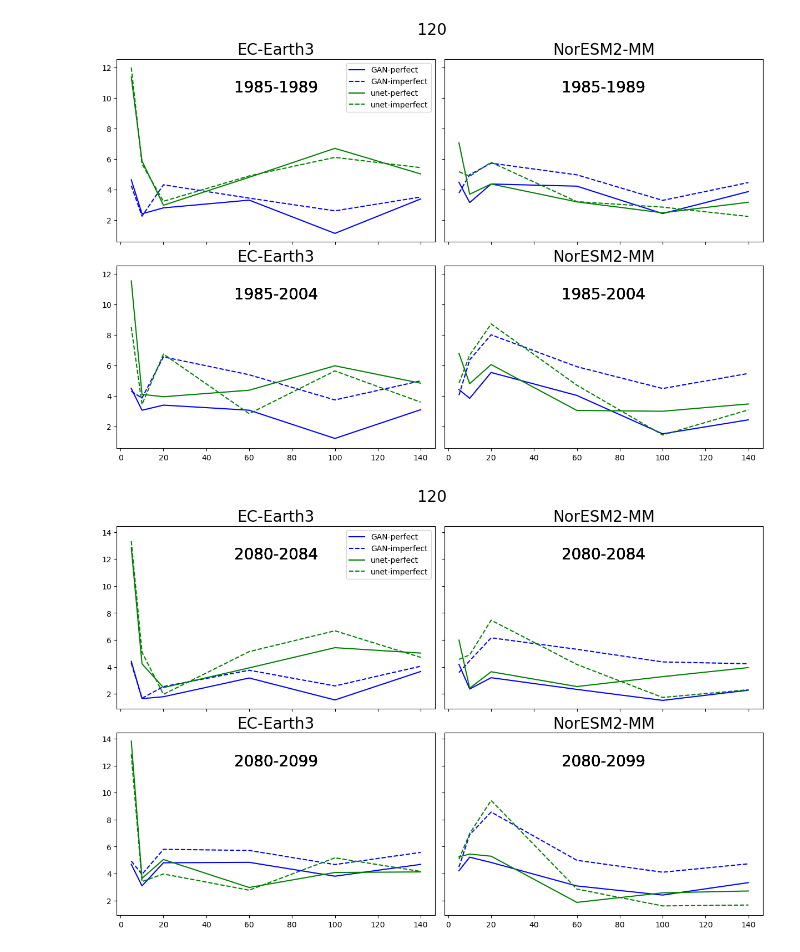
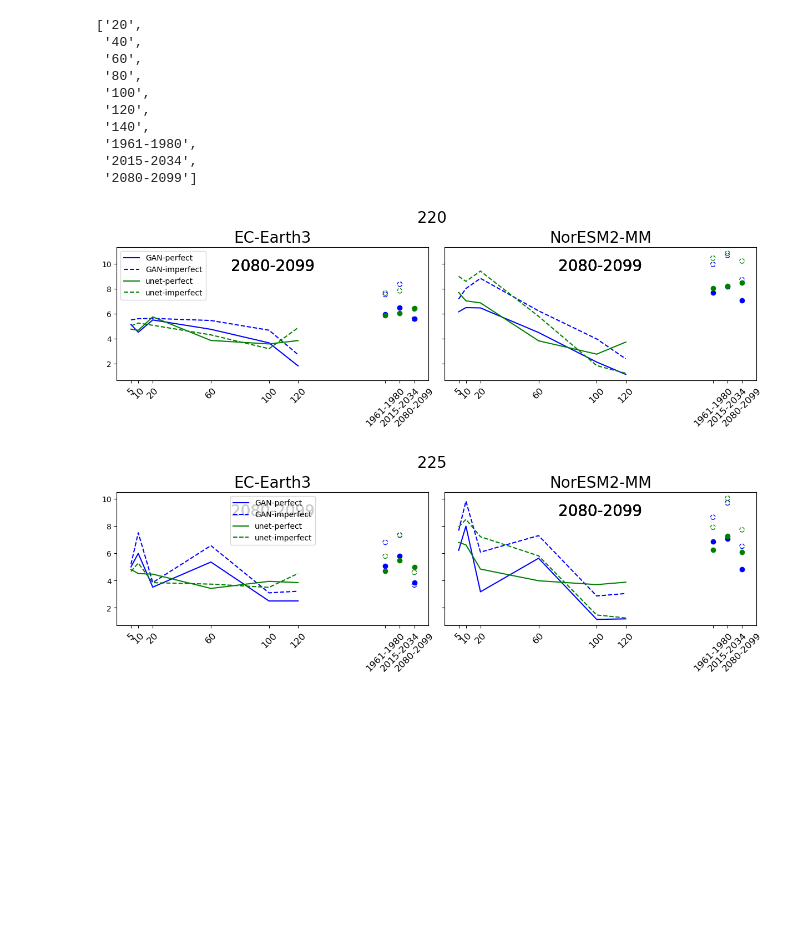
Before and after one commit to lauraqueen411/ML_emulator_temporal_sampling_experiments, a Jupyter notebook: plotting/Figure_4-LHD.ipynb, the cells around one changed output. Drawn from its saved outputs; the diff is of its cells as text; code cells hidden in the pictures; blank space fills up the shorter version.

Commit message:
restructured plotting directory

```diff
--- a/plotting/Figure_4-LHD.ipynb
+++ b/plotting/Figure_4-LHD.ipynb
@@ -82,41 +189,62 @@ def get_lhd_df(start,end):
+# %%
+labels
+# %% [output]
+['20',
+ '40',
+ '60',
+ '80',
+ '100',
+ '120',
+ '140',
+ '1961-1980',
+ '2015-2034',
+ '2080-2099']
 # %%
+#period_dict = {'historic':[('1985','1989'),('1985','2004')],'future':[('2080','2084'),('2080','2099')]}
 
-period_dict = {'historic':[('1985','1989'),('1985','2004')],'future':[('2080','2084'),('2080','2099')]}
+start,end = ('2080','2099')
+colors = {'GAN':'blue','unet':'green'}
 
-for epoch in [120,125,130]:
+epochs = [220,225,230]
 
-    for scen in ['historic','future']:
+df = get_lhd_df(start,end,epochs)
 
-        fig,axs = plt.subplots(2,2,figsize=(12,8),sharey=True,sharex=True,layout='constrained')
+for epoch in epochs:
 
-        periods = period_dict[scen]
+    fig,axs = plt.subplots(1,2,figsize=(12,4),sharey=True,sharex=True,layout='constrained')
 
-        for i,period in enumerate(periods):
-            start,end = period
+    for j,gcm in enumerate(['EC-Earth3','NorESM2-MM']):
 
-            df = get_lhd_df(start,end)
+        for ml_type in ['GAN','unet']:
 
-            for j,gcm in enumerate(['EC-Earth3','NorESM2-MM']):
+            for framework in ['perfect','imperfect']:
 
-                for ml_type in ['GAN','unet']:
+                current_df = (df[(df['ml_type']==ml_type) & (df['framework']==framework) & (df['GCM']==gcm) & (df['epoch']==epoch)])
 
-                    for framework in ['perfect','imperfect']:
+                # n-samplings
+                df_n = current_df[~current_df['sample_n'].isin(['1961-1980','2015-2034','2080-2099'])]
+                vals = df_n['lhd_db']
+                x_n = df_n['sample_n']
 
-                        vals = (df[(df['ml_type']==ml_type) & (df['framework']==framework) & (df['GCM']==gcm) & (df['epoch']==epoch)])['lhd_db']
-                        n = (df[(df['ml_type']==ml_type) & (df['framework']==framework) & (df['GCM']==gcm) & (df['epoch']==epoch)])['sample_n']
+                axs[j].plot([int(v) for v in x_n],vals,color='blue' if ml_type == 'GAN' else 'green',linestyle = '-' if framework=='perfect' else '--',label=f'{ml_type}-{framework}')
 
-                        axs[i][j].plot(n,vals,color='blue' if ml_type == 'GAN' else 'green',linestyle = '-' if framework=='perfect' else '--',label=f'{ml_type}-{framework}')
+                # 20-yr samplings
+                df_20 = current_df[current_df['sample_n'].isin(['1961-1980','2015-2034','2080-2099'])]
+                vals = df_20['lhd_db']
+                x_20 = df_20['sample_n']
 
-                        axs[i][j].set_title(gcm,fontsize=20)
+                axs[j].scatter([180,190,200],vals,facecolors='none' if framework == 'imperfect' else colors[ml_type],edgecolors=colors[ml_type],linestyle = '-' if framework=='perfect' else '--')
 
-                        axs[i][j].text(0.5,0.8,f'{start}-{end}', transform=axs[i][j].transAxes,ha='center', va='bottom', fontsize=20)
+                axs[j].set_xticks([int(v) for v in x_n] + [180,190,200],labels=x_n.values.tolist() + x_20.values.tolist(),fontsize=12,rotation=45)
 
 
-        axs[0][0].legend()
-        plt.suptitle(f'{epoch}',fontsize=20)
+                axs[j].set_title(gcm,fontsize=20)
 
-        plt.savefig(f'/nesi/project/niwa00018/queenle/ML_emulator_temporal_sampling_experiments/plotting/LHD/epoch_{epoch}_{scen}.png',dpi=300)
-        plt.close()
+                axs[j].text(0.5,0.8,f'{start}-{end}', transform=axs[j].transAxes,ha='center', va='bottom', fontsize=20)
+
+
+    axs[0].legend()
+    plt.suptitle(f'{epoch}',fontsize=20)
 # %% [output]
-[figure, old version]
+[figure, new version]
-[figure, old version]
+[figure, new version]
```
Also changed, not shown: parts of 9 cells of this notebook, 26 other files.
